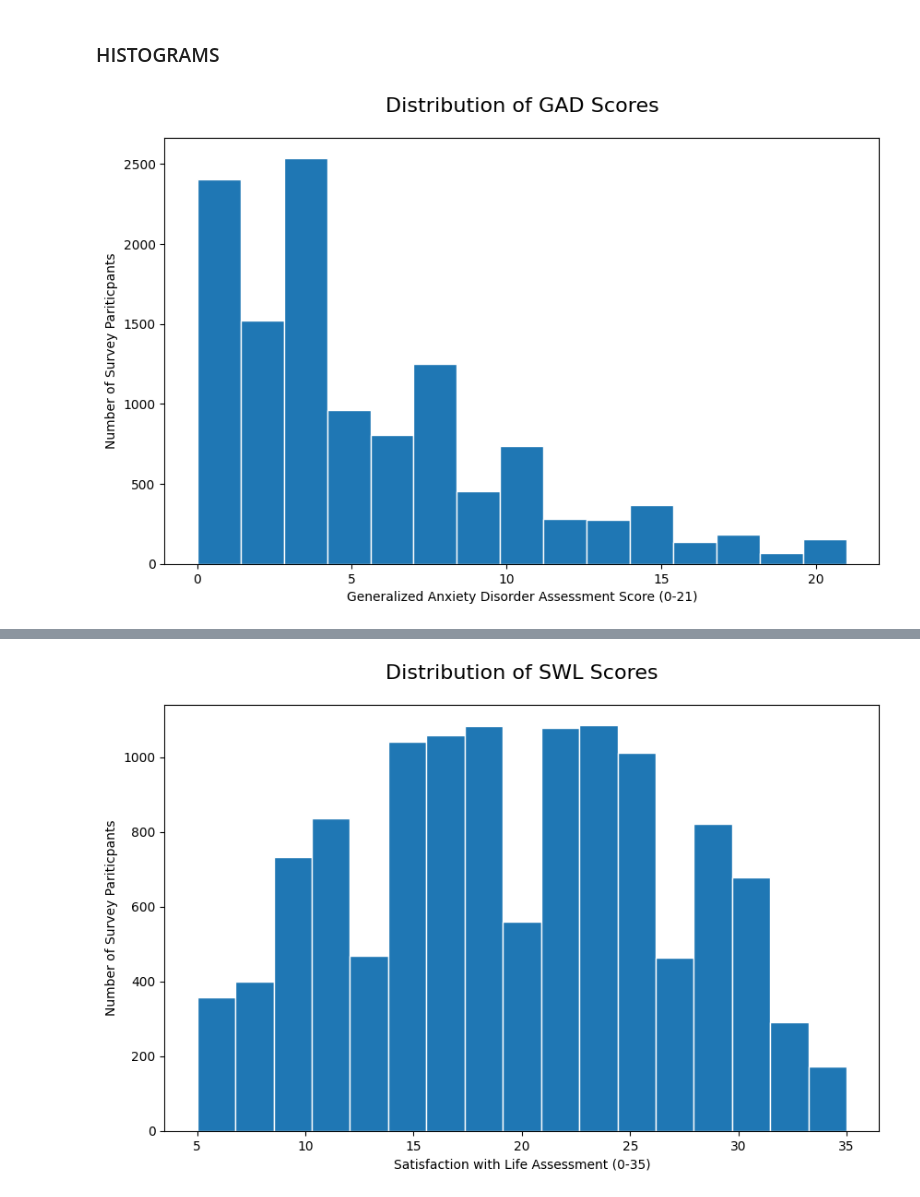
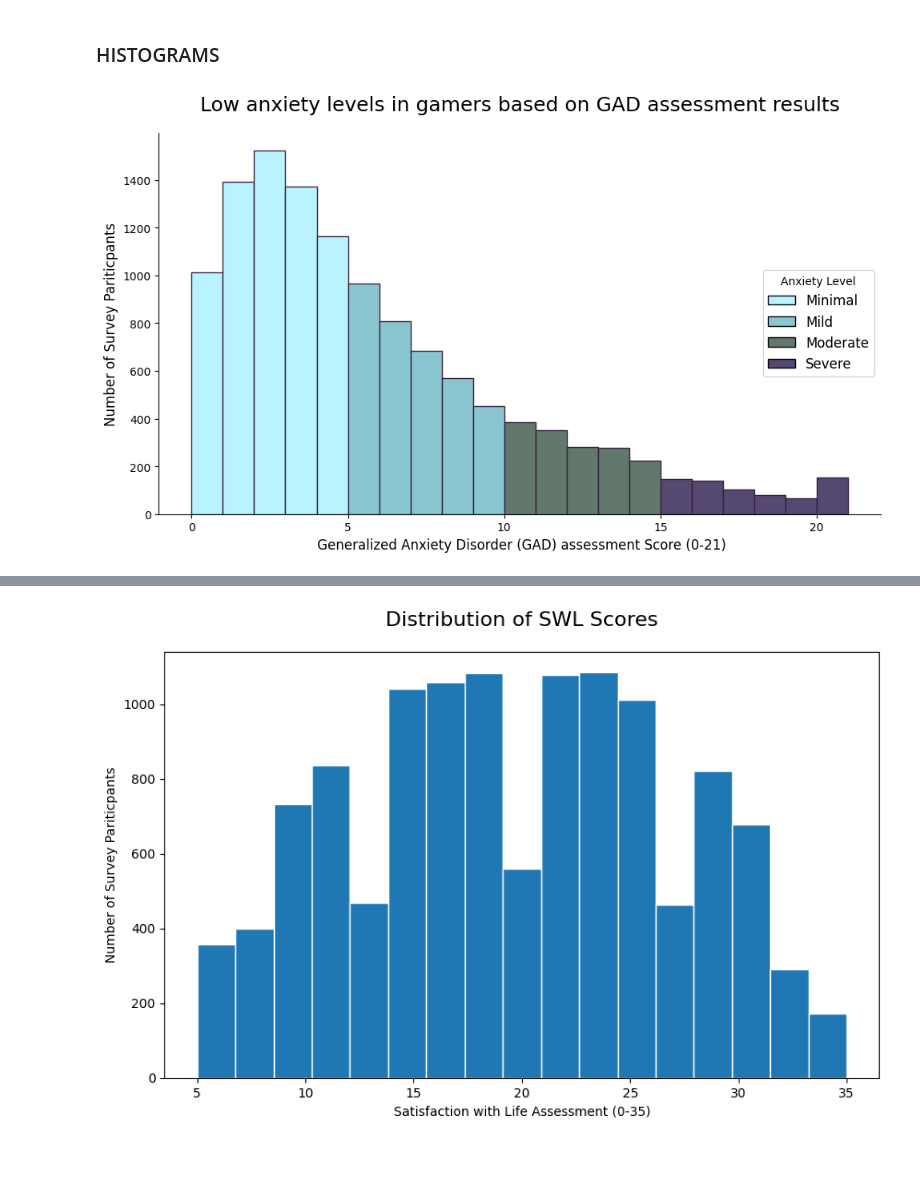
Before and after one commit to amallred/gaming-mental-health-analysis, a Jupyter notebook: charts.ipynb, the cells around one changed output, grey strips where cells are left out. Drawn from its saved outputs; the diff is of its cells as text; code cells hidden in the pictures; blank space fills up the shorter version.

Commit message:
updated GAD histogram

```diff
--- a/charts.ipynb
+++ b/charts.ipynb
@@ -19,2 +12,10 @@ df.head()
+# %%
+df = pd.read_csv('data/clean_data.csv')
+
+colors_dl =['#36213e', '#554971', '#63786d', '#8ac6d0', '#b8f3ff']
+colors_ld=['#b8f3ff','#8ac6d0', '#63786d', '#554971', '#36213e']
+
+# Resources
+#   Color palette: https://coolors.co/palette/36213e-554971-63768d-8ac6d0-b8f3ff
 # %% [markdown]
 ## Charts for analysis
@@ -25,24 +36,56 @@ df.head()
 # %% [markdown]
 ### HISTOGRAMS
 # %%
-# HISTOGRAM
 # How did users score on the Generalized Anxiety Disorder (GAD) test?
 
+# Resources:
+#   Custom bin size: https://stackoverflow.com/questions/6986986/bin-size-in-matplotlib-histogram
+#   Custom bin colors: https://www.youtube.com/watch?v=mmjMQkUych8
+#   Bin colors with legend: https://stackoverflow.com/questions/43872450/matplotlib-histogram-with-multiple-legend-entries
+# Explanation of scores: https://www.hiv.uw.edu/page/mental-health-screening/gad-7
+
 plt.figure(figsize=(10,6))
-plt.hist(
+n, bins, patches = plt.hist(
     df['GAD_Total'],
-    bins=15,
-    edgecolor='white'
+    bins=21,
+    edgecolor=colors[-1]
 )
 
-plt.xlabel("Generalized Anxiety Disorder Assessment Score (0-21)")
-plt.ylabel("Number of Survey Pariticpants")
-plt.title("Distribution of GAD Scores", fontsize=16, pad=20)
+# Remove extra lines
+ax = plt.gca()
+ax.spines['top'].set_visible(False)
+ax.spines['right'].set_visible(False)
+
+# Set bin grouping colors
+for i in range(0,5):
+    patches[i].set_fc(colors_ld[0])
+for i in range(5, 10):
+    patches[i].set_fc(colors_ld[1])
+for i in range(10,15):
+    patches[i].set_fc(colors_ld[2])
+for i in range(15,21):
+    patches[i].set_fc(colors_ld[3])
+
+# create legend
+handles = [Rectangle((0,0),1,1,color=c,ec="k") for c in [colors_ld[0], colors_ld[1], colors_ld[2], colors_ld[3]]]
+labels = ['Minimal', 'Mild', 'Moderate', 'Severe']
+plt.legend(
+    handles,
+    labels,
+    title='Anxiety Level',
+    loc='center right',
+    fontsize=12
+    )
 
 
-# || ADD EXPLANATION OF SCORES ||
+plt.title("Low anxiety levels in gamers based on GAD assessment results", fontsize=18, pad=20)
+plt.xlabel(" Generalized Anxiety Disorder (GAD) assessment Score (0-21)", fontsize=12)
+plt.ylabel("Number of Survey Pariticpants", fontsize=12)
 
+# Save figure as image
+plt.savefig('plots/GAD_score_histogram.png')
 
+plt.tight_layout()
 plt.show()
 # %% [output]
-[figure, old version]
+[figure, new version]
```
Also changed, not shown: parts of 9 cells of this notebook, 12 other files.
